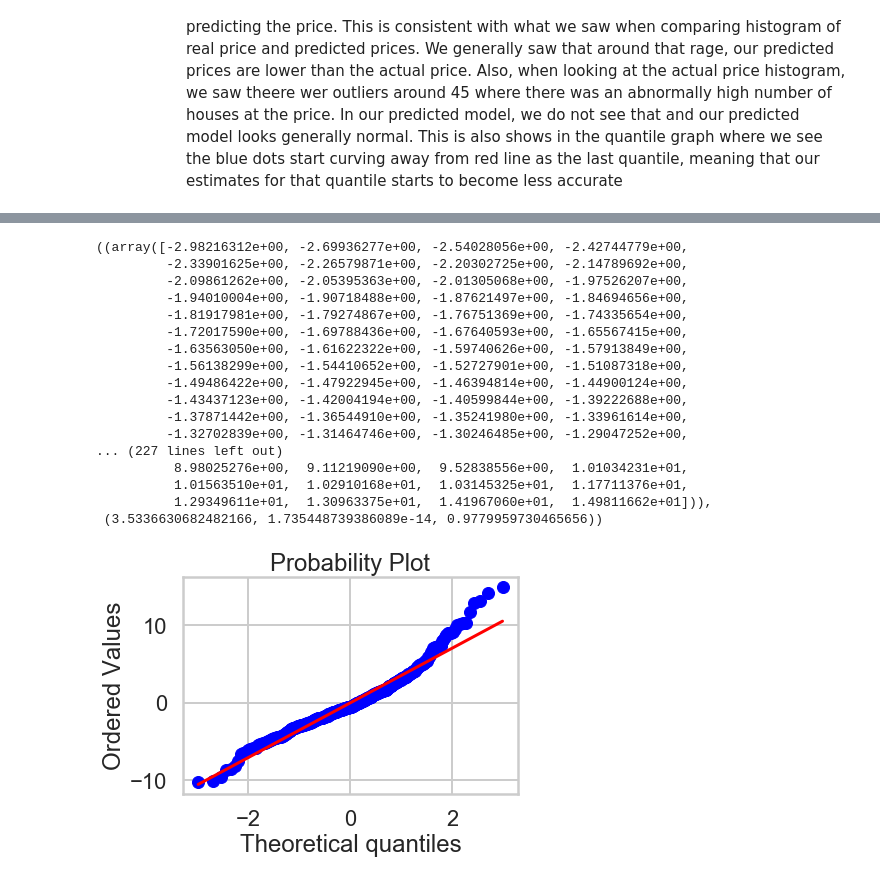
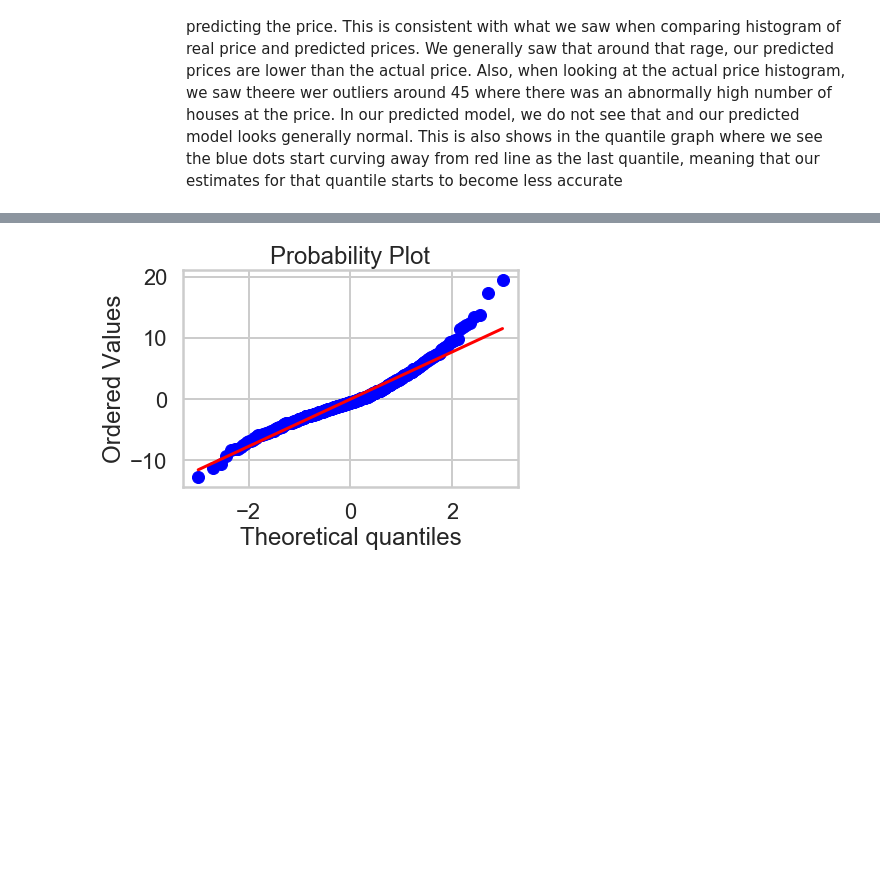
Before and after one commit to sv650s/springboard, a Jupyter notebook: aic-8_1_3-linear-regression-mini-project/Mini_Project_Linear_Regression.ipynb, the cells around one changed output, grey strips where cells are left out. Drawn from its saved outputs; the diff is of its cells as text; code cells hidden in the pictures; blank space fills up the shorter version.

```diff
--- a/aic-8_1_3-linear-regression-mini-project/Mini_Project_Linear_Regression.ipynb
+++ b/aic-8_1_3-linear-regression-mini-project/Mini_Project_Linear_Regression.ipynb
@@ -1202,0 +1193,7 @@ sm.graphics.influence_plot(m_all)
+# %%
+# let's look at the data points for the outliers
+outlier_index = [225, 287, 367, 364, 365, 369, 371, 372, 368]
+print(m_all.summary())
+print(bos.describe())
+print("\noutliers")
+print(bos.iloc[outlier_index])
@@ -1203,8 +1239,13 @@ sm.graphics.influence_plot(m_all)
 # %%
 # Remove the outliers and high leverage points from your model and run the regression again.
 # How do the results change?
-bos_nooutliers = bos[(bos.PRICE <= 45)]
+
+# removing outliers from above but keep all variables
+bos_nooutliers = bos.drop(index=outlier_index, axis=0)
 m_nooutliers = ols("PRICE ~ ZN + INDUS + CHAS + NOX + RM + AGE + DIS + RAD + TAX + PTRATIO + B + LSTAT",
                    bos_nooutliers).fit()
+print("\nStats with Outliers:")
+print(m_all.summary())
+print("\n\nStats without Outliers:")
 m_nooutliers.summary()
 # %% [output]
@@ -1243,24 +1301,7 @@ strong multicollinearity or other numerical problems.
 # %%
-stats.probplot(m_nooutliers.resid, dist="norm", plot=plt)
+res = stats.probplot(m_nooutliers.resid, dist="norm", plot=plt)
 # %% [output]
-((array([-2.98216312e+00, -2.69936277e+00, -2.54028056e+00, -2.42744779e+00,
-         -2.33901625e+00, -2.26579871e+00, -2.20302725e+00, -2.14789692e+00,
-         -2.09861262e+00, -2.05395363e+00, -2.01305068e+00, -1.97526207e+00,
-         -1.94010004e+00, -1.90718488e+00, -1.87621497e+00, -1.84694656e+00,
-         -1.81917981e+00, -1.79274867e+00, -1.76751369e+00, -1.74335654e+00,
-         -1.72017590e+00, -1.69788436e+00, -1.67640593e+00, -1.65567415e+00,
-         -1.63563050e+00, -1.61622322e+00, -1.59740626e+00, -1.57913849e+00,
-         -1.56138299e+00, -1.54410652e+00, -1.52727901e+00, -1.51087318e+00,
-         -1.49486422e+00, -1.47922945e+00, -1.46394814e+00, -1.44900124e+00,
-         -1.43437123e+00, -1.42004194e+00, -1.40599844e+00, -1.39222688e+00,
-         -1.37871442e+00, -1.36544910e+00, -1.35241980e+00, -1.33961614e+00,
-         -1.32702839e+00, -1.31464746e+00, -1.30246485e+00, -1.29047252e+00,
-... (227 lines left out)
-          8.98025276e+00,  9.11219090e+00,  9.52838556e+00,  1.01034231e+01,
-          1.01563510e+01,  1.02910168e+01,  1.03145325e+01,  1.17711376e+01,
-          1.29349611e+01,  1.30963375e+01,  1.41967060e+01,  1.49811662e+01])),
- (3.5336630682482166, 1.735448739386089e-14, 0.9779959730465656))
-[figure, old version]
+[figure, new version]
 # %%
 # price vs predicted price
 f, axes = plt.subplots(figsize=(20, 10))
```
Also changed, not shown: parts of 29 cells of this notebook.
